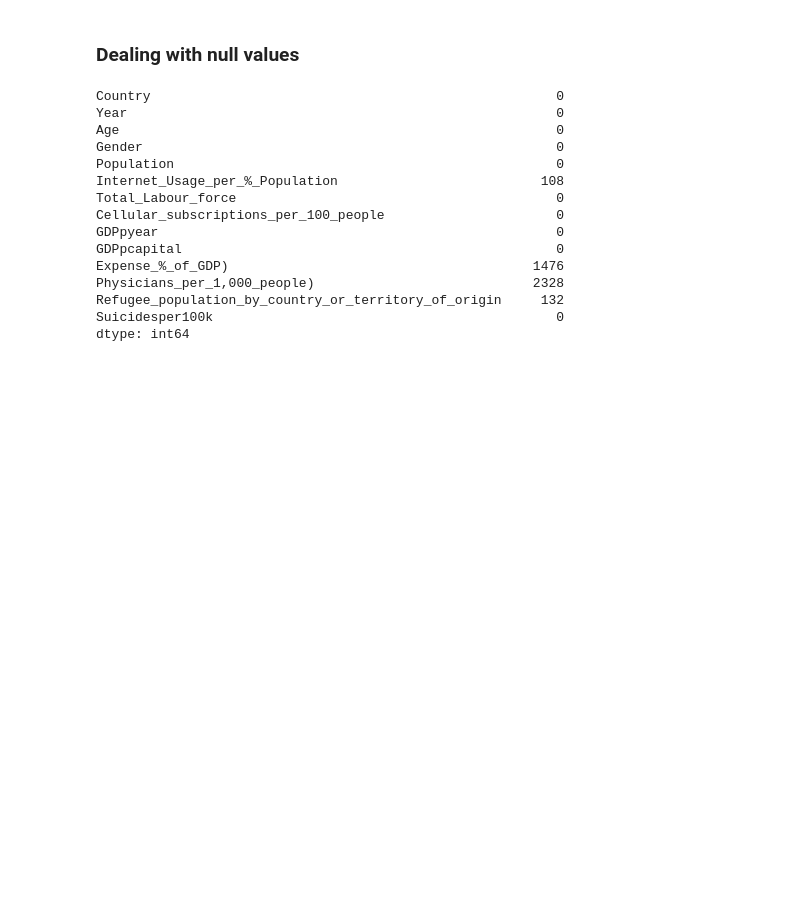
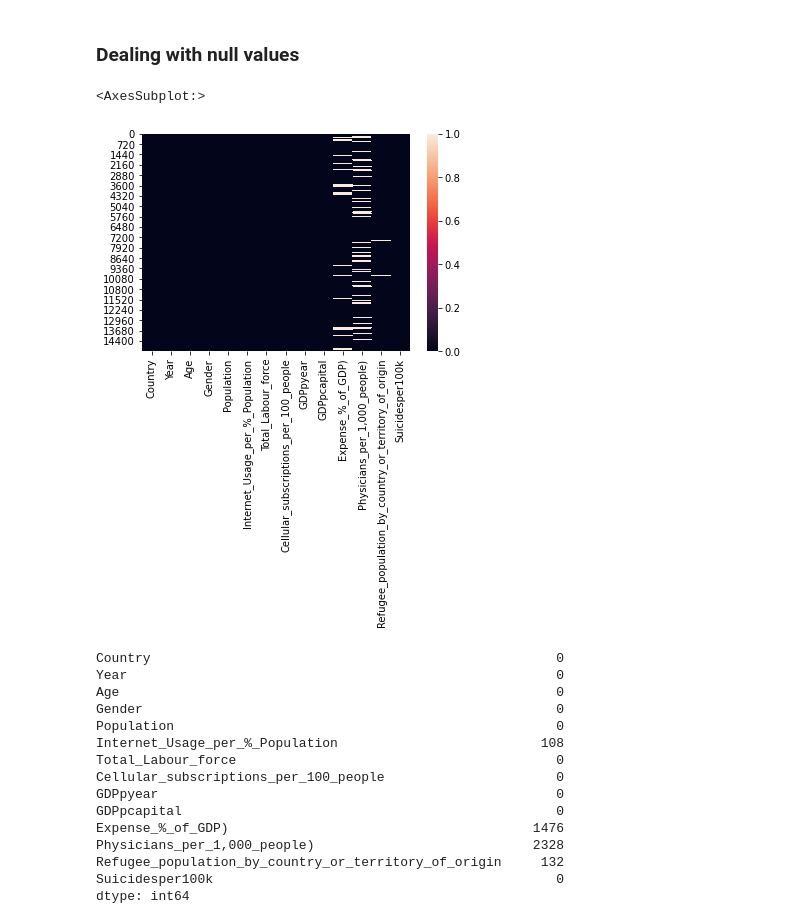
Before and after one commit to daasdemha/Sucide_prediction, a Jupyter notebook: X_and_y_selection.ipynb, the cells around one changed output. Saved outputs shown, nothing was run; the diff lists cells and outputs as text; code cells hidden in the pictures; blank space fills up the shorter version.

```diff
--- a/X_and_y_selection.ipynb
+++ b/X_and_y_selection.ipynb
@@ -103,6 +101,11 @@ sucidedataframe.shape  # The Entries and the columns of the dataframe are viewed
 (15110, 14)
 # %% [markdown]
 ### Dealing with null values
+# %%
+sns.heatmap(sucidedataframe.isnull())
+# %% [output]
+<AxesSubplot:>
+[figure, added]
 # %%
 sucidedataframe.isnull().sum()  # Checking the dataframe for null values.
 # %% [output]
```
Also changed, not shown: parts of 28 cells of this notebook.
